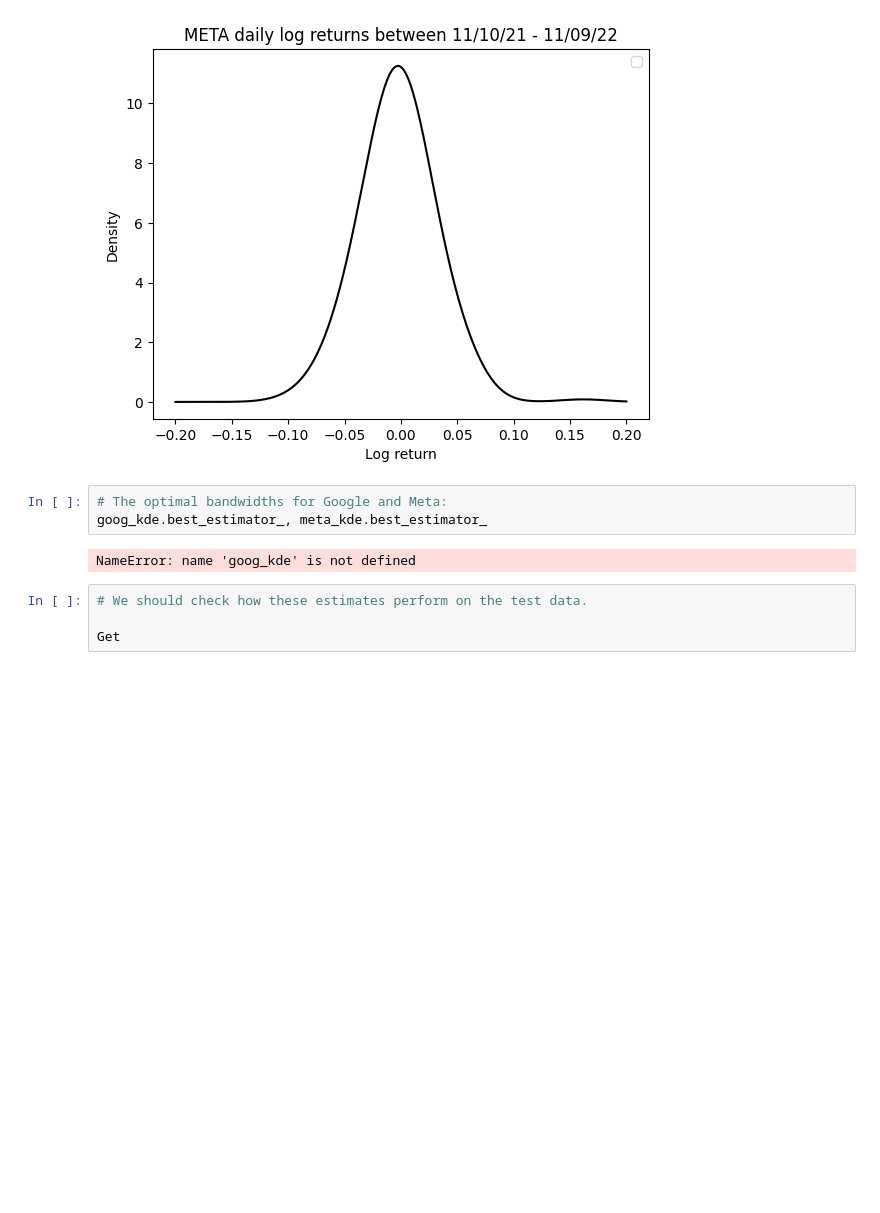
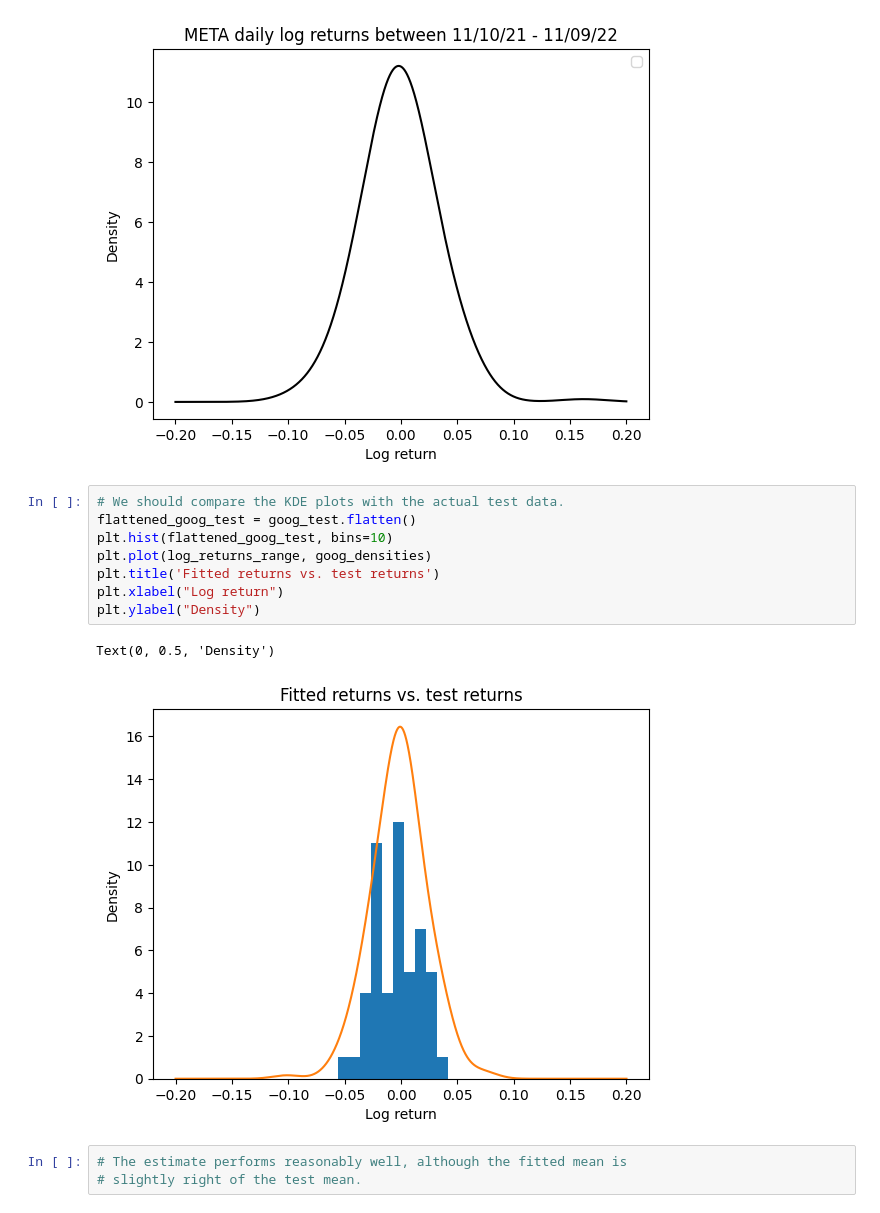
Before and after one commit to dakshsharma96/JumpDiffusionModeling, a Jupyter notebook: notebooks/plot_log_returns.ipynb, the cells around one changed output. Saved outputs shown, nothing was run; the diff lists cells and outputs as text; blank space fills up the shorter version.

```diff
--- a/notebooks/plot_log_returns.ipynb
+++ b/notebooks/plot_log_returns.ipynb
@@ -154,12 +158,17 @@ PlotKernelDensityEstimates("META", log_returns_range, meta_densities)
 # %% [output]
 No artists with labels found to put in legend.  Note that artists whose label start with an underscore are ignored when legend() is called with no argument.
 [figure]
-# %%
-# The optimal bandwidths for Google and Meta:
-goog_kde.best_estimator_, meta_kde.best_estimator_
-# %% [output]
-NameError: name 'goog_kde' is not defined
-# %%
-# We should check how these estimates perform on the test data.
-
-Get
+# %%
+# We should compare the KDE plots with the actual test data.
+flattened_goog_test = goog_test.flatten()
+plt.hist(flattened_goog_test, bins=10)
+plt.plot(log_returns_range, goog_densities)
+plt.title('Fitted returns vs. test returns')
+plt.xlabel("Log return")
+plt.ylabel("Density")
+# %% [output]
+Text(0, 0.5, 'Density')
+[figure, added]
+# %%
+# The estimate performs reasonably well, although the fitted mean is
+# slightly right of the test mean.
```
Also changed, not shown: parts of 4 cells of this notebook.
